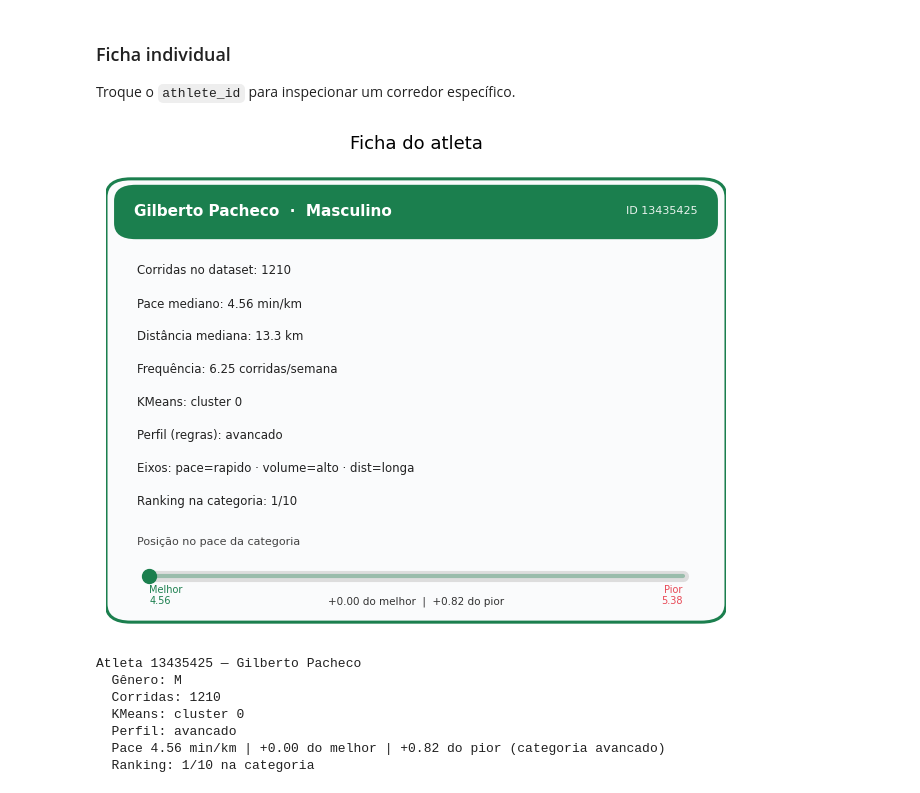
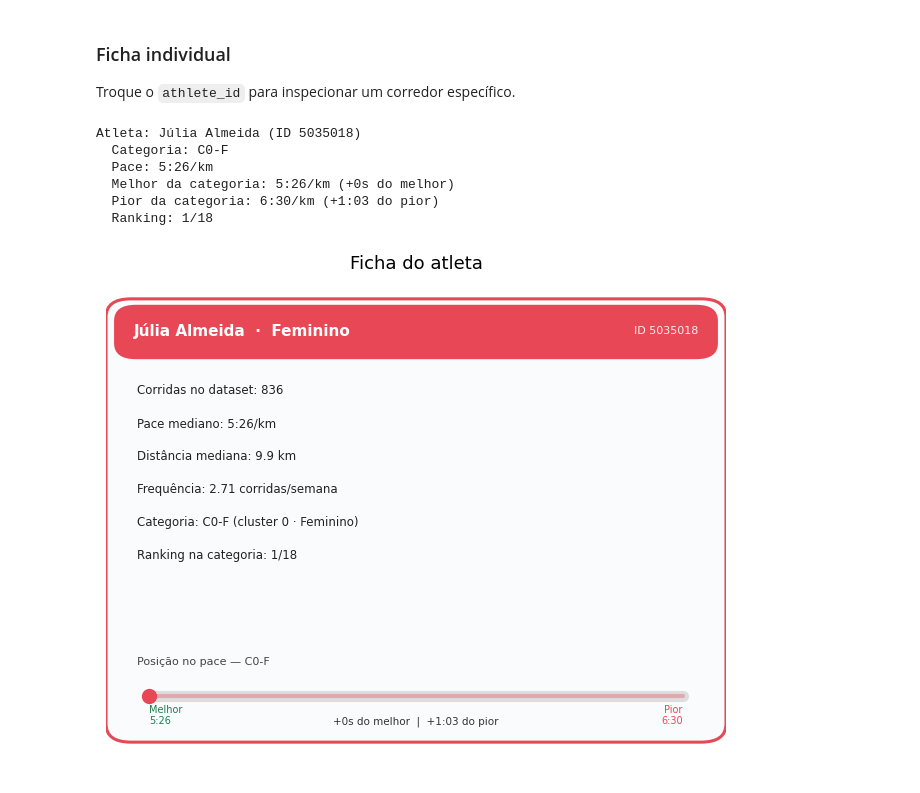
Before and after one commit to majutestoni/tcc-back, a Jupyter notebook: notebooks/categorizacao_corredores.ipynb, the cells around one changed output. Drawn from its saved outputs; the diff is of its cells as text; code cells hidden in the pictures.

```diff
--- a/notebooks/categorizacao_corredores.ipynb
+++ b/notebooks/categorizacao_corredores.ipynb
@@ -469,0 +44,5 @@ plt.show()
+# %%
+df_raw = carregar_dataset(root / "dataset/raw-data-kaggle.csv")
+df = preprocessar(df_raw)
+
+print(f"Corridas: {df.height} | Atletas: {df[COL_ATHLETE].n_unique()}")
@@ -469,0 +278,10 @@ plt.show()
+# %%
+print(f"\nAnálise detalhada — {cfg['titulo']} + gênero (4 categorias):")
+resultado = treina_kmeans_por_genero(
+    df,
+    features=cfg["features"],
+    n_clusters=K_POR_GENERO,
+    plotar=True,
+    verbose=True,
+)
+perfil = resultado.df_exibir
@@ -469,0 +377,5 @@ plt.show()
+# %%
+fichas = montar_fichas_atletas(perfil)
+
+print(f"Fichas: {fichas.height} atletas | {fichas['categoria'].n_unique()} categorias")
+tabela_fichas(fichas)
@@ -472,35 +454,23 @@ plt.show()
 
 Troque o `athlete_id` para inspecionar um corredor específico.
 # %%
-# Exemplo: primeiro atleta da tabela de fichas
 athlete_id = fichas[COL_ATHLETE][0]
+linha = fichas.filter(pl.col(COL_ATHLETE) == athlete_id).row(0, named=True)
 
-fig = plotar_ficha_atleta(fichas, athlete_id=athlete_id)
+print(f"Atleta: {linha['nome_ficticio']} (ID {athlete_id})")
+print(f"  Categoria: {linha['categoria']}")
+print(f"  Pace: {formatar_pace(linha[COL_PACE])}")
+print(f"  Melhor da categoria: {formatar_pace(linha['pace_melhor_categoria'])} ({formatar_delta_pace(linha['dist_pace_melhor'])} do melhor)")
+print(f"  Pior da categoria: {formatar_pace(linha['pace_pior_categoria'])} ({formatar_delta_pace(linha['dist_pace_pior'])} do pior)")
+print(f"  Ranking: {int(linha['ranking_na_categoria'])}/{int(linha['atletas_na_categoria'])}")
+
+fig = plotar_ficha_atleta(fichas, athlete_id)
 plt.show()
-
-# Detalhe textual
-linha = fichas.filter(pl.col(COL_ATHLETE) == athlete_id).row(0, named=True)
-print(f"Atleta {linha[COL_ATHLETE]} — {linha['nome_ficticio']}")
-print(f"  Gênero: {linha[COL_GENDER]}")
-print(f"  Corridas: {linha['n_corridas']}")
-print(f"  KMeans: cluster {linha[COL_CLUSTER_CORREDOR]}")
-print(f"  Perfil: {linha[COL_PERFIL_ATLETA]}")
-print(
-    f"  Pace {linha[COL_PACE]:.2f} min/km | "
-    f"+{linha['dist_pace_melhor']:.2f} do melhor | "
-    f"+{linha['dist_pace_pior']:.2f} do pior "
-    f"(categoria {linha[COL_PERFIL_ATLETA]})"
-)
-print(
-    f"  Ranking: {linha['ranking_na_categoria']}/"
-    f"{linha['atletas_na_categoria']} na categoria"
-)
 # %% [output]
+Atleta: Júlia Almeida (ID 5035018)
+  Categoria: C0-F
+  Pace: 5:26/km
+  Melhor da categoria: 5:26/km (+0s do melhor)
+  Pior da categoria: 6:30/km (+1:03 do pior)
+  Ranking: 1/18
-[figure, old version]
+[figure, new version]
-Atleta 13435425 — Gilberto Pacheco
-  Gênero: M
-  Corridas: 1210
-  KMeans: cluster 0
-  Perfil: avancado
-  Pace 4.56 min/km | +0.00 do melhor | +0.82 do pior (categoria avancado)
-  Ranking: 1/10 na categoria
```
Also changed, not shown: parts of 44 cells of this notebook, 13 other files.
